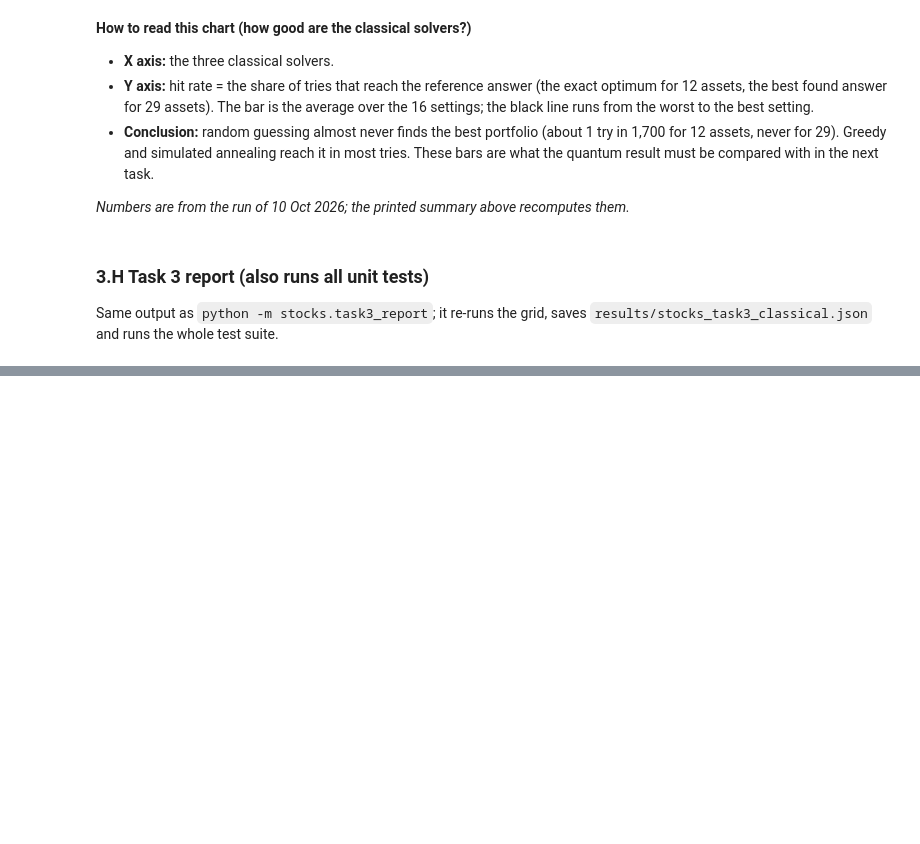
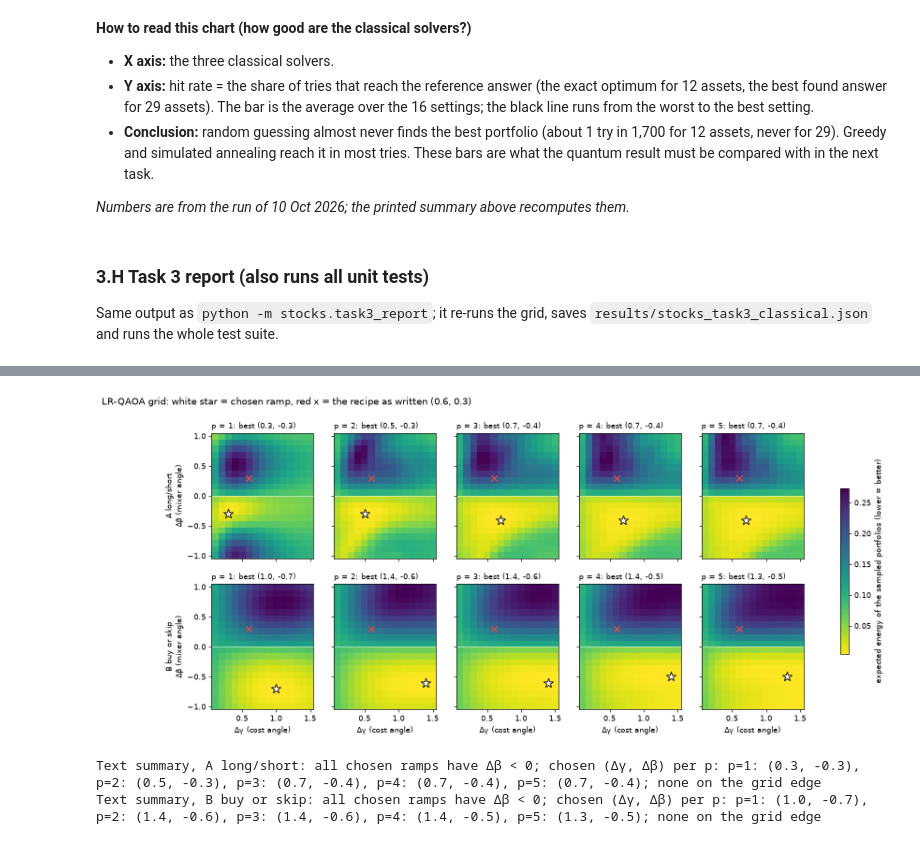
Before and after one commit to Oussema-t/zollerqu-qollab, a Jupyter notebook: stocks/stock_idea_ZollerQu.ipynb, the cells around one changed output, grey strips where cells are left out. Cells and saved outputs as stored; diff of their text form; code cells hidden in the pictures; blank space fills up the shorter version.

Commit message:
docs(stocks): merge the Task 4 sections into the main notebook
Co-Authored-By: Claude Opus 5.5 <noreply@anthropic.com>

```diff
--- a/stocks/stock_idea_ZollerQu.ipynb
+++ b/stocks/stock_idea_ZollerQu.ipynb
@@ -1848,0 +1958,20 @@ RESULT: PASS
+# %%
+rng = np.random.default_rng(2026)
+rows = []
+for m in MODES:
+    for balance in (False, True):
+        model = task3_report.build_model(setup12, m, S["eta"], balance)
+        sim = qaoa_sim.QaoaSimulator(model)
+        for p in (1, 2, 3):
+            g, b = rng.uniform(0, 1.5, p), rng.uniform(-1, 1, p)
+            mine = sim.probabilities(g, b)
+            theirs = qaoa.statevector_probabilities(qaoa.build_circuit(model, g, b))
+            rows.append({"mode": MODE_NAME[m], "balance": "on" if balance else "off", "p": p,
+                         "max |NumPy - Qiskit|": float(np.abs(mine - theirs).max()),
+                         "|E_NumPy - E_Qiskit|": abs(sim.expectation(mine) - float(theirs @ sim.energies)),
+                         "sum of probabilities": float(mine.sum())})
+check = pd.DataFrame(rows).set_index(["mode", "balance", "p"])
+with pd.option_context("display.float_format", "{:.2e}".format):
+    display(check)
+print(f"Text summary: the largest difference between the two simulators is {check['max |NumPy - Qiskit|'].max():.1e} "
+      f"(rounding level). Both agree on the expected energy to {check['|E_NumPy - E_Qiskit|'].max():.1e}.")
@@ -1848,0 +2000,33 @@ RESULT: PASS
+# %%
+grid = META["tuning"]["lr_grid"]
+dg, db = grid["dgamma"], grid["dbeta"]
+fig, axes = plt.subplots(2, 5, figsize=(17, 6.4), sharex=True, sharey=True)
+for row, m in enumerate(MODES):
+    lr = R["models"][KEY[m]]["lr"]
+    for col, p in enumerate(sorted(lr, key=int)):
+        e = lr[p]
+        ax = axes[row][col]
+        values = np.array(e["expectation"])
+        img = ax.imshow(values.T, origin="lower", aspect="auto", cmap="viridis_r",
+                        extent=(dg[0] - 0.05, dg[-1] + 0.05, -1.05, 1.05))
+        ax.scatter([e["best_dgamma"]], [e["best_dbeta"]], marker="*", s=160, color="white", edgecolor="black", zorder=3)
+        ax.scatter([0.6], [0.3], marker="x", s=60, color="#e34948", zorder=3)
+        ax.axhline(0, color="white", linewidth=0.6)
+        ax.set_title(f"p = {p}: best ({e['best_dgamma']}, {e['best_dbeta']})", fontsize=9, loc="left")
+        if row == 1:
+            ax.set_xlabel("Δγ (cost angle)")
+        if col == 0:
+            ax.set_ylabel(f"{MODE_NAME[m]}\nΔβ (mixer angle)")
+fig.colorbar(img, ax=axes.ravel().tolist(), shrink=0.6, label="expected energy of the sampled portfolios (lower = better)")
+fig.suptitle("LR-QAOA grid: white star = chosen ramp, red x = the recipe as written (0.6, 0.3)", x=0.01, ha="left")
+plt.show()
+for m in MODES:
+    lr = R["models"][KEY[m]]["lr"]
+    edge = [p for p in lr if lr[p]["best_on_grid_edge"]]
+    print(f"Text summary, {MODE_NAME[m]}: all chosen ramps have Δβ < 0; chosen (Δγ, Δβ) per p: "
+          + ", ".join(f"p={p}: ({lr[p]['best_dgamma']}, {lr[p]['best_dbeta']})" for p in sorted(lr, key=int))
+          + (f"; on the grid edge for p = {edge}" if edge else "; none on the grid edge"))
+# %% [output]
+[figure, added]
+Text summary, A long/short: all chosen ramps have Δβ < 0; chosen (Δγ, Δβ) per p: p=1: (0.3, -0.3), p=2: (0.5, -0.3), p=3: (0.7, -0.4), p=4: (0.7, -0.4), p=5: (0.7, -0.4); none on the grid edge
+Text summary, B buy or skip: all chosen ramps have Δβ < 0; chosen (Δγ, Δβ) per p: p=1: (1.0, -0.7), p=2: (1.4, -0.6), p=3: (1.4, -0.6), p=4: (1.4, -0.5), p=5: (1.3, -0.5); none on the grid edge
```
Also changed, not shown: parts of 36 cells of this notebook, 1 other file.
